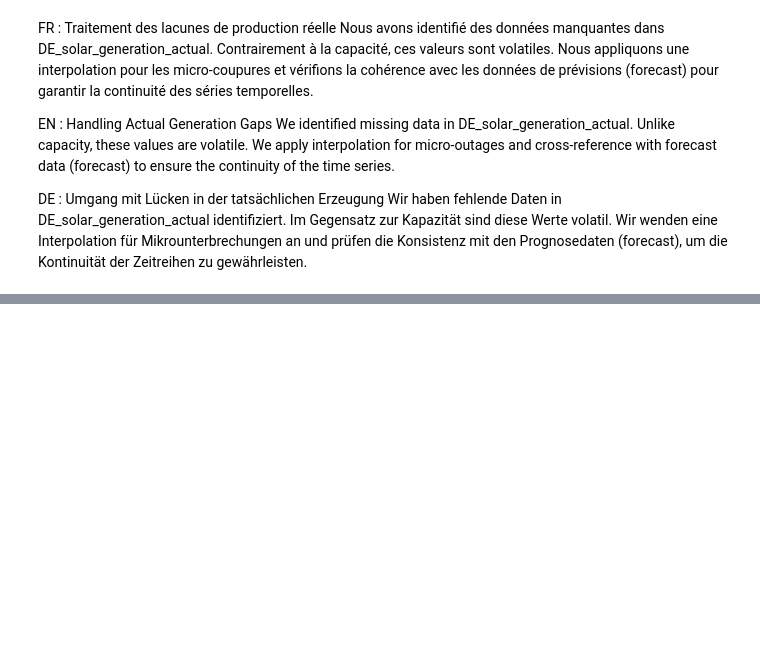
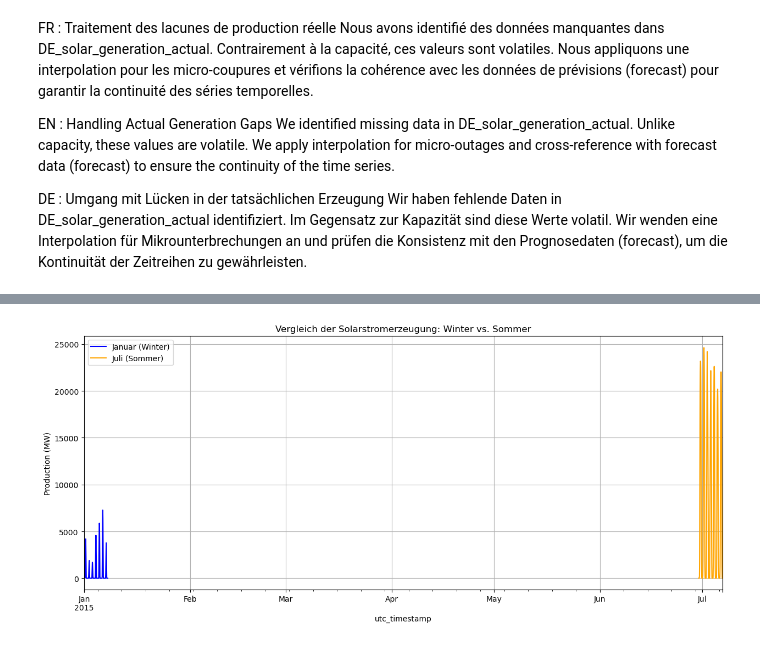
Before and after one commit to kamgaarmel/git, a Jupyter notebook: test_opsd.ipynb, the cells around one changed output, grey strips where cells are left out. Saved outputs shown, nothing was run; the diff lists cells and outputs as text; code cells hidden in the pictures; blank space fills up the shorter version.

```diff
--- a/test_opsd.ipynb
+++ b/test_opsd.ipynb
@@ -216,0 +314,15 @@ Name: DE_solar_generation_actual, Length: 50400, dtype: float64
+# %%
+plt.figure(figsize=(15, 6))
+
+
+df['DE_solar_generation_actual'].iloc[0:168].plot(label='Januar (Winter)', color='blue')
+
+df['DE_solar_generation_actual'].iloc[4320:4488].plot(label='Juli (Sommer)', color='orange')
+
+plt.title("Vergleich der Solarstromerzeugung: Winter vs. Sommer")
+plt.ylabel("Production (MW)")
+plt.legend()
+plt.grid(True)
+plt.show()
+# %% [output]
+[figure, added]
```
Also changed, not shown: parts of 22 cells of this notebook.
